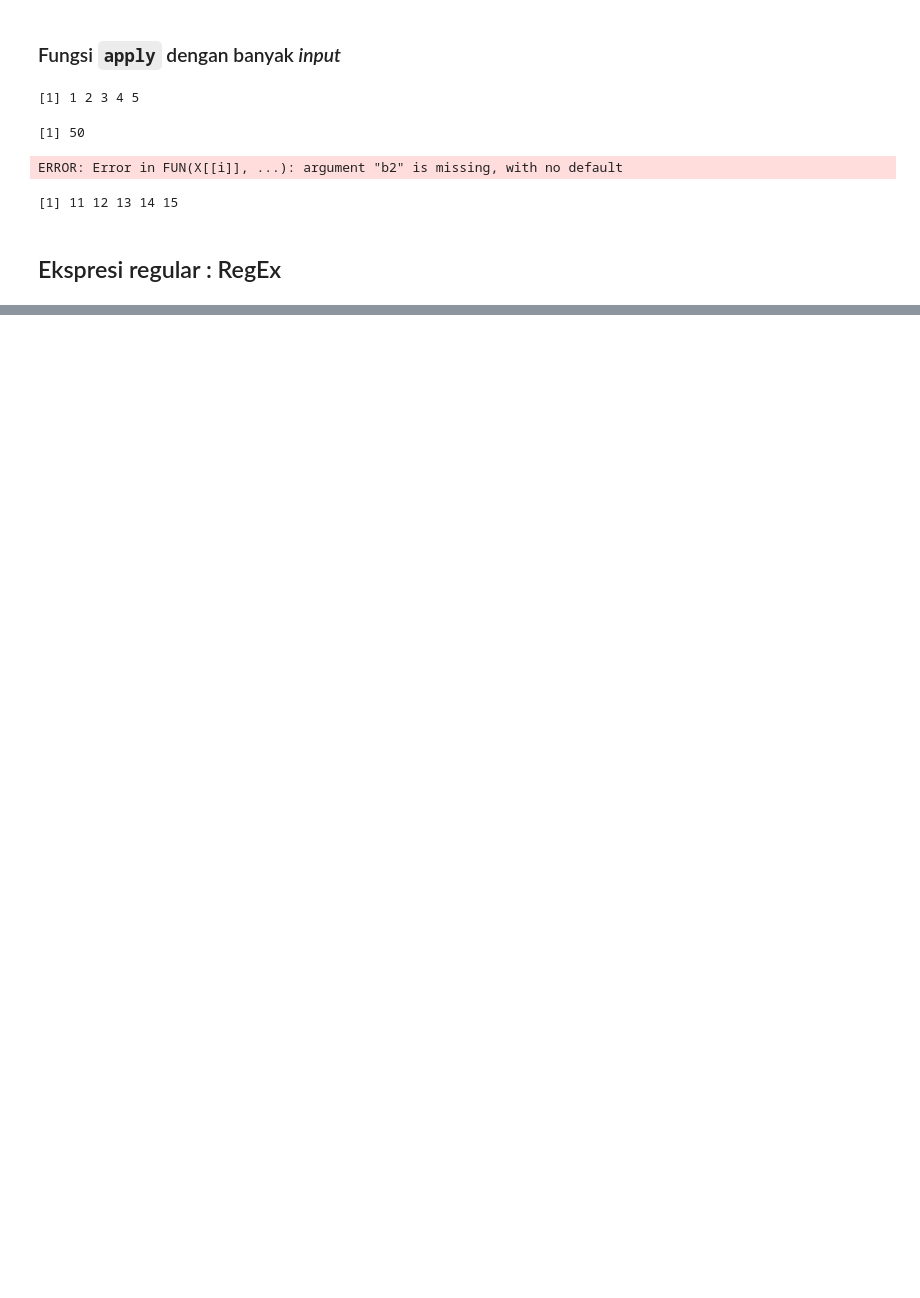
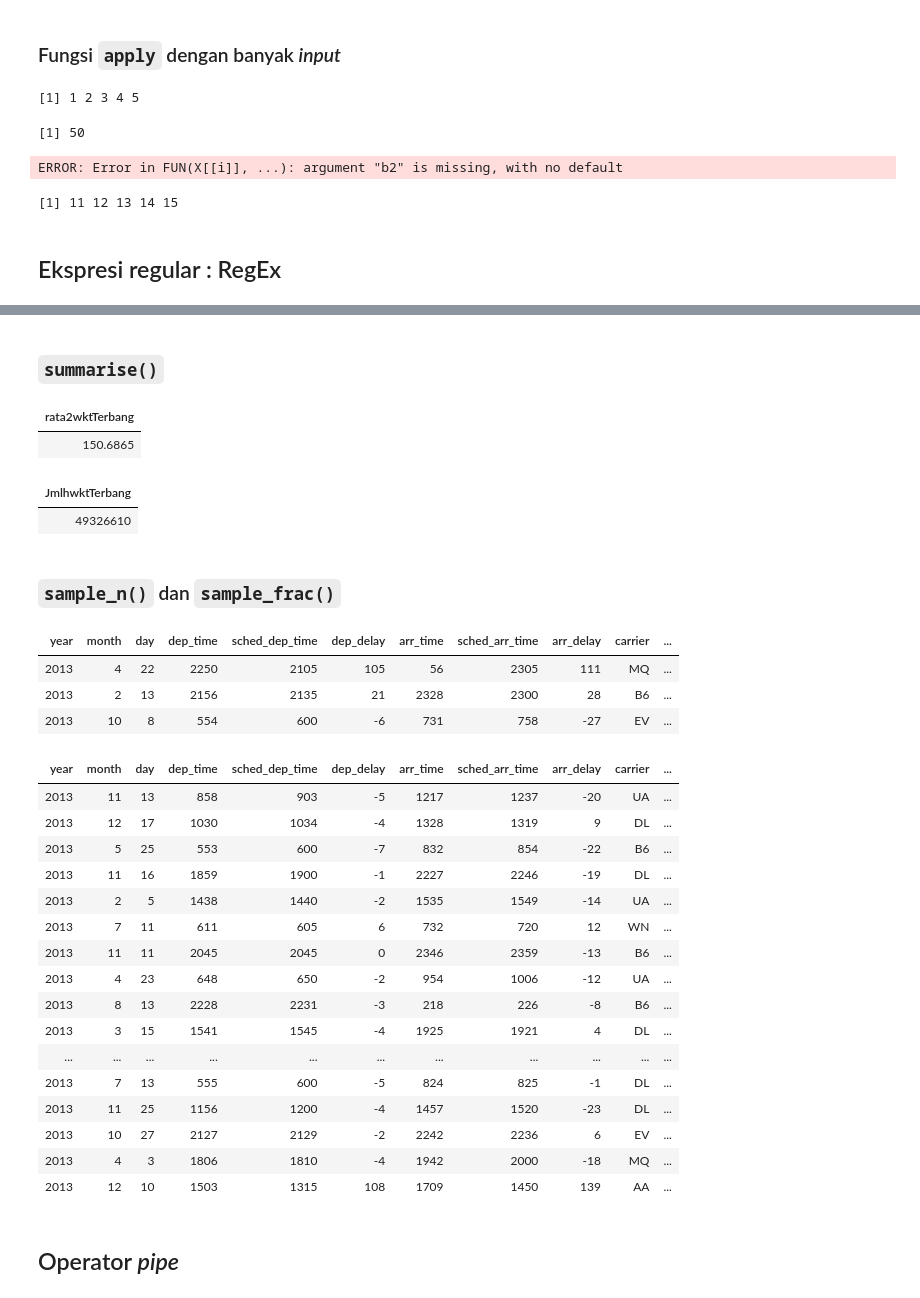
Before and after one commit to sandyherho/tutorEksploR, a Jupyter notebook: Tutorial Statistika Dasar Menggunakan R.ipynb, the cells around one changed output, grey strips where cells are left out. Drawn from its saved outputs; the diff is of its cells as text; code cells hidden in the pictures; blank space fills up the shorter version.

```diff
--- a/Tutorial Statistika Dasar Menggunakan R.ipynb
+++ b/Tutorial Statistika Dasar Menggunakan R.ipynb
@@ -2249,0 +2967,44 @@ txt <- ""
+# %% [markdown]
+### `summarise()`
+# %%
+summarise(flights, rata2wktTerbang = mean(air_time, na.rm = T))
+# sama seperti fungsi agregate di R
+# %% [output]
+| rata2wktTerbang |
+| 150.6865 |
+# %%
+summarise(flights, JmlhwktTerbang = sum(air_time, na.rm = T))
+# %% [output]
+| JmlhwktTerbang |
+| 49326610 |
+# %% [markdown]
+### `sample_n()` dan `sample_frac()`
+# %%
+sample_n(flights, 3) # mensampel 3 baris acak
+# %% [output]
+| year | month | day | dep_time | sched_dep_time | dep_delay | arr_time | sched_arr_time | arr_delay | carrier | ... |
+| 2013 | 4 | 22 | 2250 | 2105 | 105 | 56 | 2305 | 111 | MQ | ... |
+| 2013 | 2 | 13 | 2156 | 2135 | 21 | 2328 | 2300 | 28 | B6 | ... |
+| 2013 | 10 | 8 | 554 | 600 | -6 | 731 | 758 | -27 | EV | ... |
+# %%
+sample_frac(flights, 0.01) # mensampel 1 % dari seluruh baris
+# %% [output]
+| year | month | day | dep_time | sched_dep_time | dep_delay | arr_time | sched_arr_time | arr_delay | carrier | ... |
+| 2013 | 11 | 13 | 858 | 903 | -5 | 1217 | 1237 | -20 | UA | ... |
+| 2013 | 12 | 17 | 1030 | 1034 | -4 | 1328 | 1319 | 9 | DL | ... |
+| 2013 | 5 | 25 | 553 | 600 | -7 | 832 | 854 | -22 | B6 | ... |
+| 2013 | 11 | 16 | 1859 | 1900 | -1 | 2227 | 2246 | -19 | DL | ... |
+| 2013 | 2 | 5 | 1438 | 1440 | -2 | 1535 | 1549 | -14 | UA | ... |
+| 2013 | 7 | 11 | 611 | 605 | 6 | 732 | 720 | 12 | WN | ... |
+| 2013 | 11 | 11 | 2045 | 2045 | 0 | 2346 | 2359 | -13 | B6 | ... |
+| 2013 | 4 | 23 | 648 | 650 | -2 | 954 | 1006 | -12 | UA | ... |
+| 2013 | 8 | 13 | 2228 | 2231 | -3 | 218 | 226 | -8 | B6 | ... |
+| 2013 | 3 | 15 | 1541 | 1545 | -4 | 1925 | 1921 | 4 | DL | ... |
+| ... | ... | ... | ... | ... | ... | ... | ... | ... | ... | ... |
+| 2013 | 7 | 13 | 555 | 600 | -5 | 824 | 825 | -1 | DL | ... |
+| 2013 | 11 | 25 | 1156 | 1200 | -4 | 1457 | 1520 | -23 | DL | ... |
+| 2013 | 10 | 27 | 2127 | 2129 | -2 | 2242 | 2236 | 6 | EV | ... |
+| 2013 | 4 | 3 | 1806 | 1810 | -4 | 1942 | 2000 | -18 | MQ | ... |
+| 2013 | 12 | 10 | 1503 | 1315 | 108 | 1709 | 1450 | 139 | AA | ... |
+# %% [markdown]
+## Operator *pipe*
```
Also changed, not shown: parts of 168 cells of this notebook, 5 other files.
